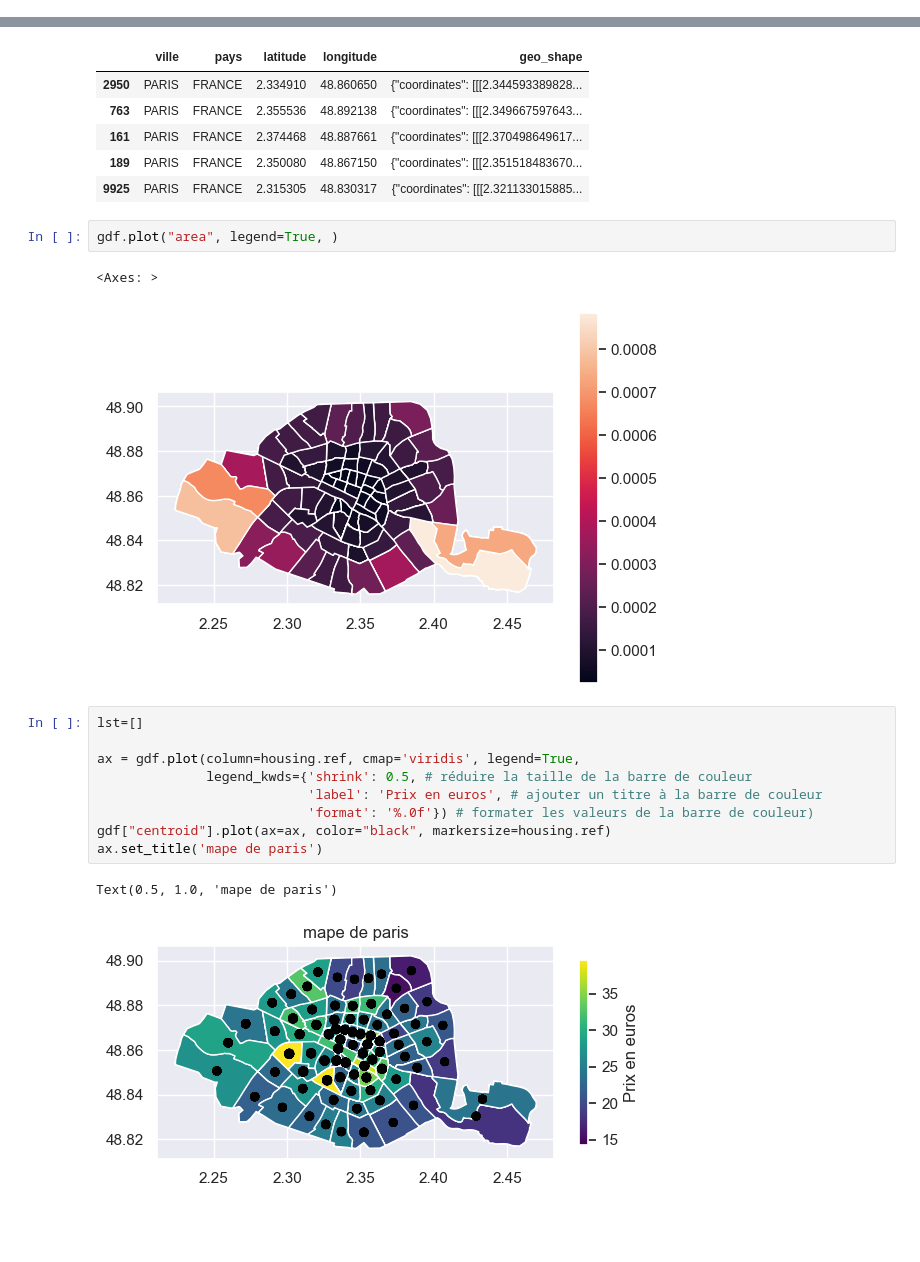
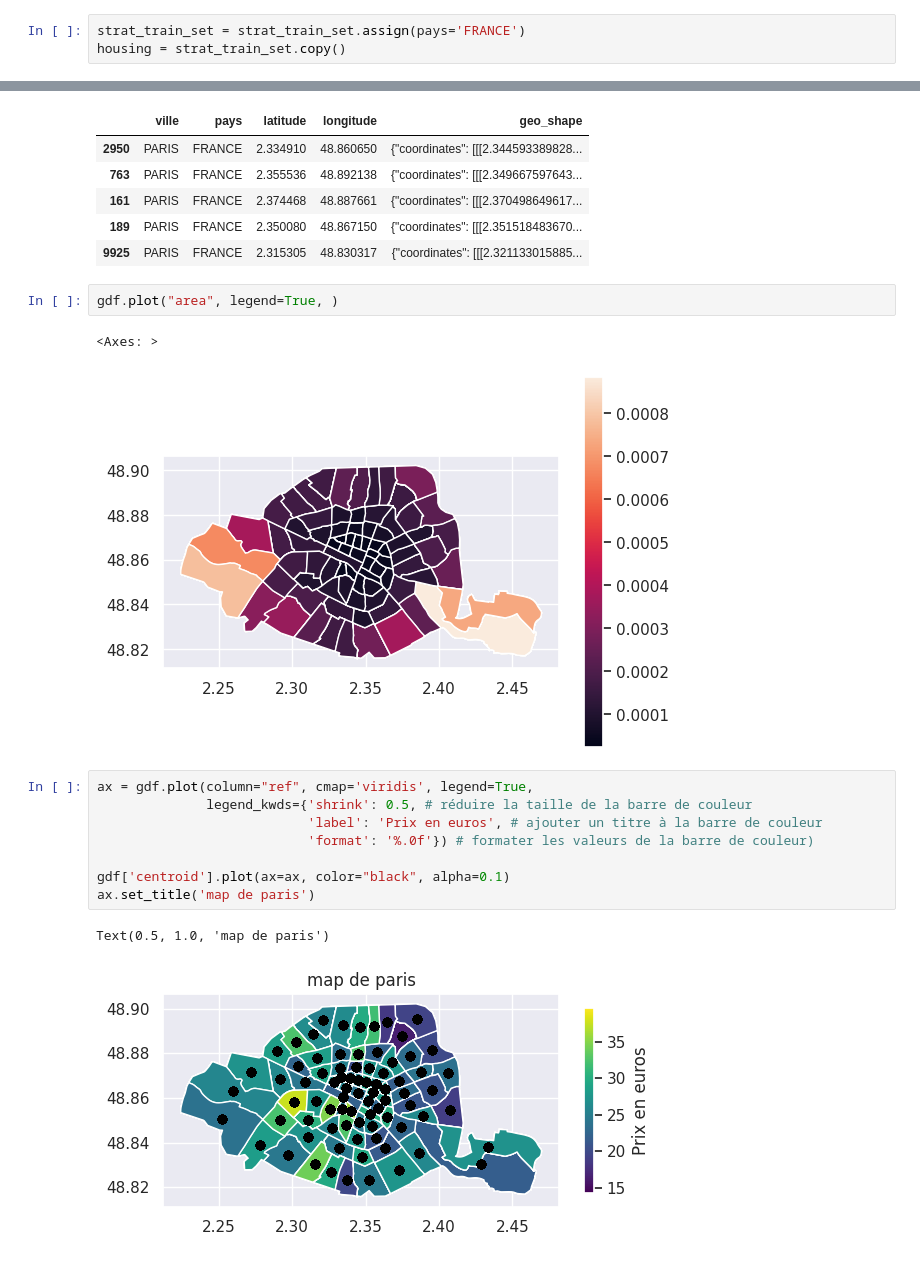
Before and after one commit to LounesAl/paris-housing, a Jupyter notebook: paris_housing.ipynb, the cells around one changed output, grey strips where cells are left out. Drawn from its saved outputs; the diff is of its cells as text; blank space fills up the shorter version.

```diff
--- a/paris_housing.ipynb
+++ b/paris_housing.ipynb
@@ -232,3 +231,6 @@ housing = strat_train_set.copy()
+# %%
+strat_train_set = strat_train_set.assign(pays='FRANCE')
+housing = strat_train_set.copy()
 # %% [markdown]
 ## Visualizing Geographical Data
 # %%
@@ -336,16 +347,15 @@ df_location.head(5)
 gdf.plot("area", legend=True, )
 # %% [output]
 <Axes: >
-[figure, old version]
+[figure, new version]
 # %%
-lst=[]
-
-ax = gdf.plot(column=housing.ref, cmap='viridis', legend=True,
+ax = gdf.plot(column="ref", cmap='viridis', legend=True,
               legend_kwds={'shrink': 0.5, # réduire la taille de la barre de couleur
                            'label': 'Prix en euros', # ajouter un titre à la barre de couleur
                            'format': '%.0f'}) # formater les valeurs de la barre de couleur)
-gdf["centroid"].plot(ax=ax, color="black", markersize=housing.ref)
-ax.set_title('mape de paris')
+
+gdf['centroid'].plot(ax=ax, color="black", alpha=0.1)
+ax.set_title('map de paris')
 # %% [output]
-Text(0.5, 1.0, 'mape de paris')
+Text(0.5, 1.0, 'map de paris')
-[figure, old version]
+[figure, new version]
```
Also changed, not shown: parts of 18 cells of this notebook, 2 other files.
